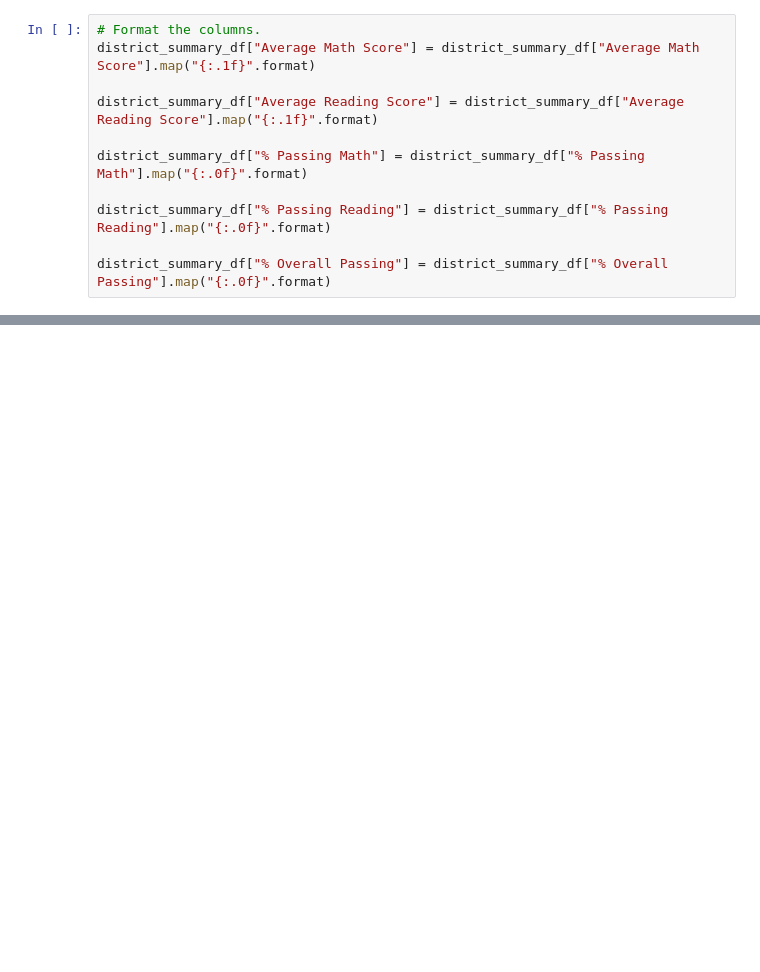
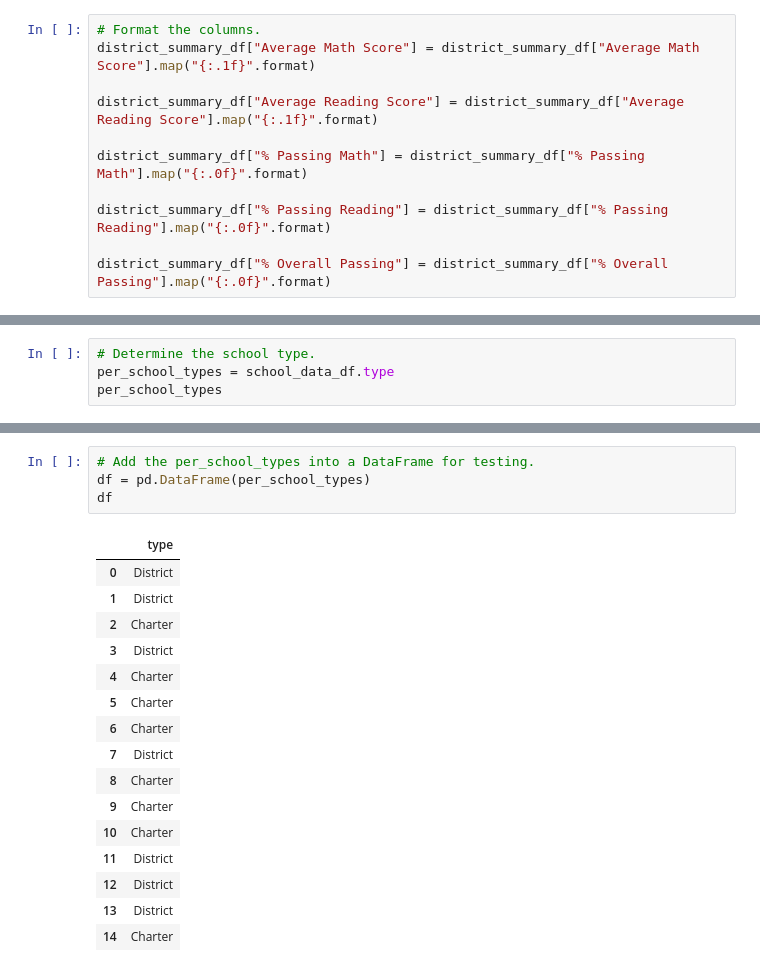
Before and after one commit to DarrenGLDad/School_District_Analysis, a Jupyter notebook: PyCitySchools.ipynb, the cells around one changed output, grey strips where cells are left out. Saved outputs shown, nothing was run; the diff lists cells and outputs as text; blank space fills up the shorter version.

```diff
--- a/PyCitySchools.ipynb
+++ b/PyCitySchools.ipynb
@@ -415,0 +442,4 @@ district_summary_df
+# %%
+# Determine the school type.
+per_school_types = school_data_df.type
+per_school_types
@@ -415,0 +463,21 @@ district_summary_df
+# %%
+# Add the per_school_types into a DataFrame for testing.
+df = pd.DataFrame(per_school_types)
+df
+# %% [output]
+|  | type |
+| 0 | District |
+| 1 | District |
+| 2 | Charter |
+| 3 | District |
+| 4 | Charter |
+| 5 | Charter |
+| 6 | Charter |
+| 7 | District |
+| 8 | Charter |
+| 9 | Charter |
+| 10 | Charter |
+| 11 | District |
+| 12 | District |
+| 13 | District |
+| 14 | Charter |
```
Also changed, not shown: parts of 22 cells of this notebook.
